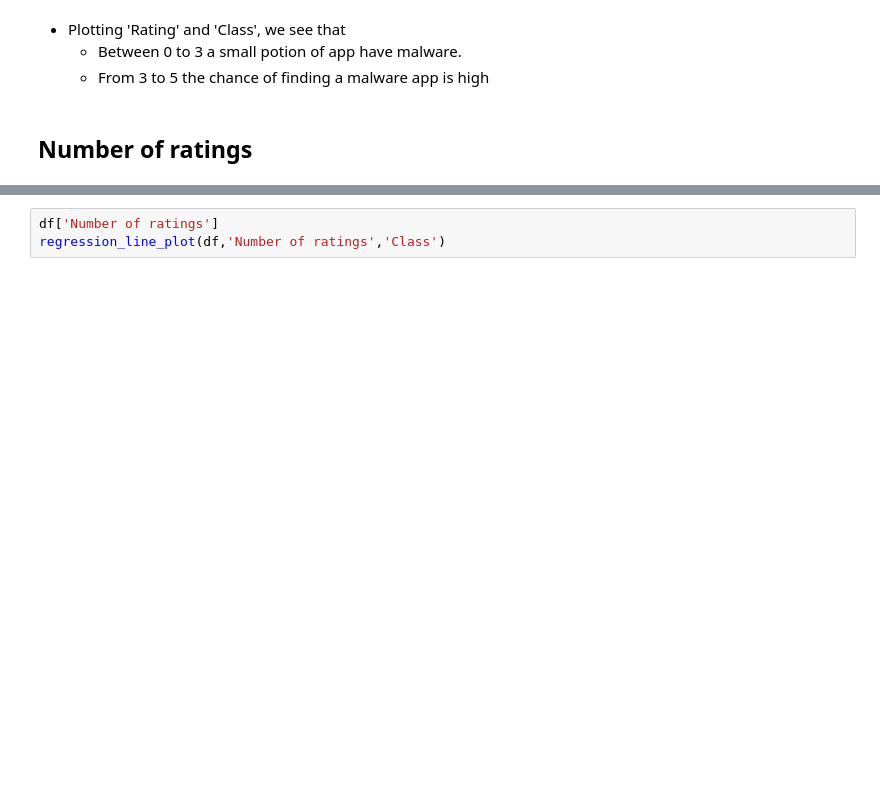
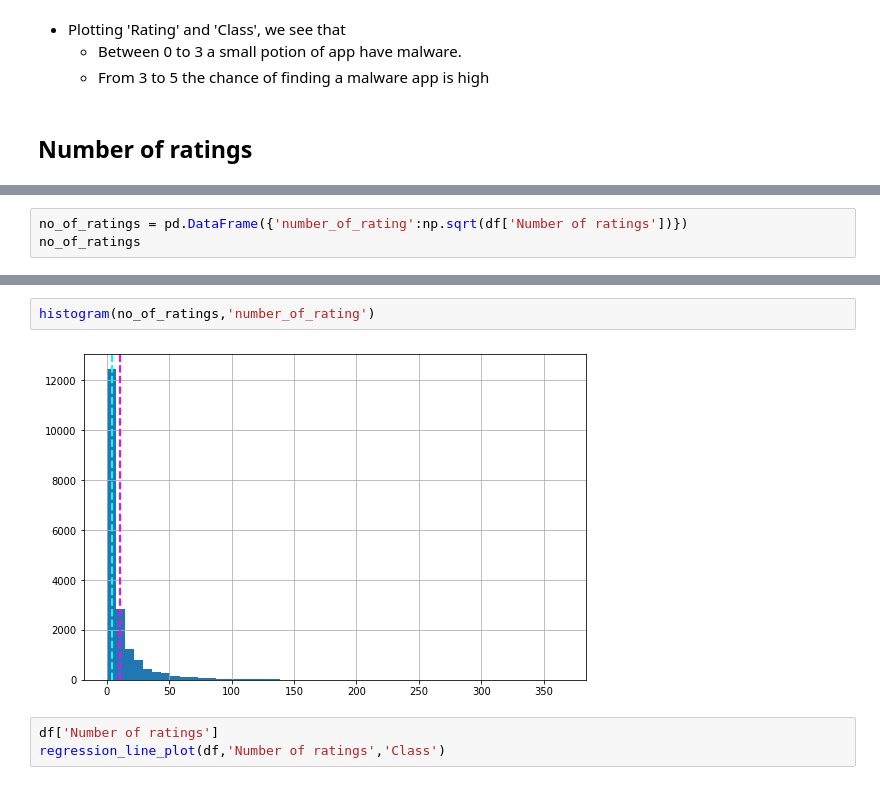
Before and after one commit to nayan136/Android-Authtentivcity-Prediction, a Jupyter notebook: ANDRIOD_AUTHENTICITY_PREDICTION.ipynb, the cells around one changed output, grey strips where cells are left out. Cells and saved outputs as stored; diff of their text form; blank space fills up the shorter version.

```diff
--- a/ANDRIOD_AUTHENTICITY_PREDICTION.ipynb
+++ b/ANDRIOD_AUTHENTICITY_PREDICTION.ipynb
@@ -766,0 +777,3 @@ sns.histplot(binwidth=1, x="Rating", hue="Class", data=df, stat="count", multipl
+# %%
+no_of_ratings = pd.DataFrame({'number_of_rating':np.sqrt(df['Number of ratings'])})
+no_of_ratings
@@ -767,3 +794,7 @@ sns.histplot(binwidth=1, x="Rating", hue="Class", data=df, stat="count", multipl
+# %%
+histogram(no_of_ratings,'number_of_rating')
+# %% [output]
+[figure, added]
 # %%
 df['Number of ratings']
 regression_line_plot(df,'Number of ratings','Class')
```
Also changed, not shown: parts of 15 cells of this notebook.
